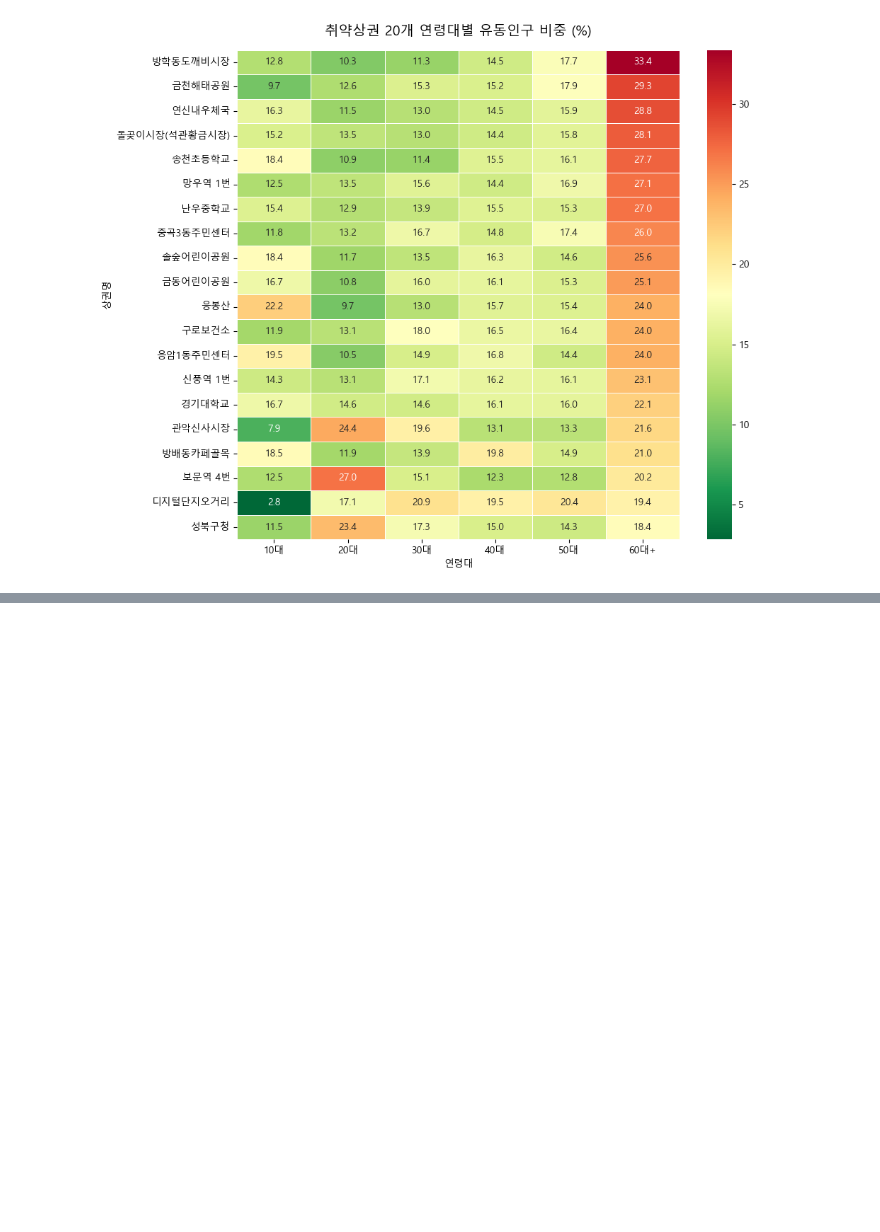
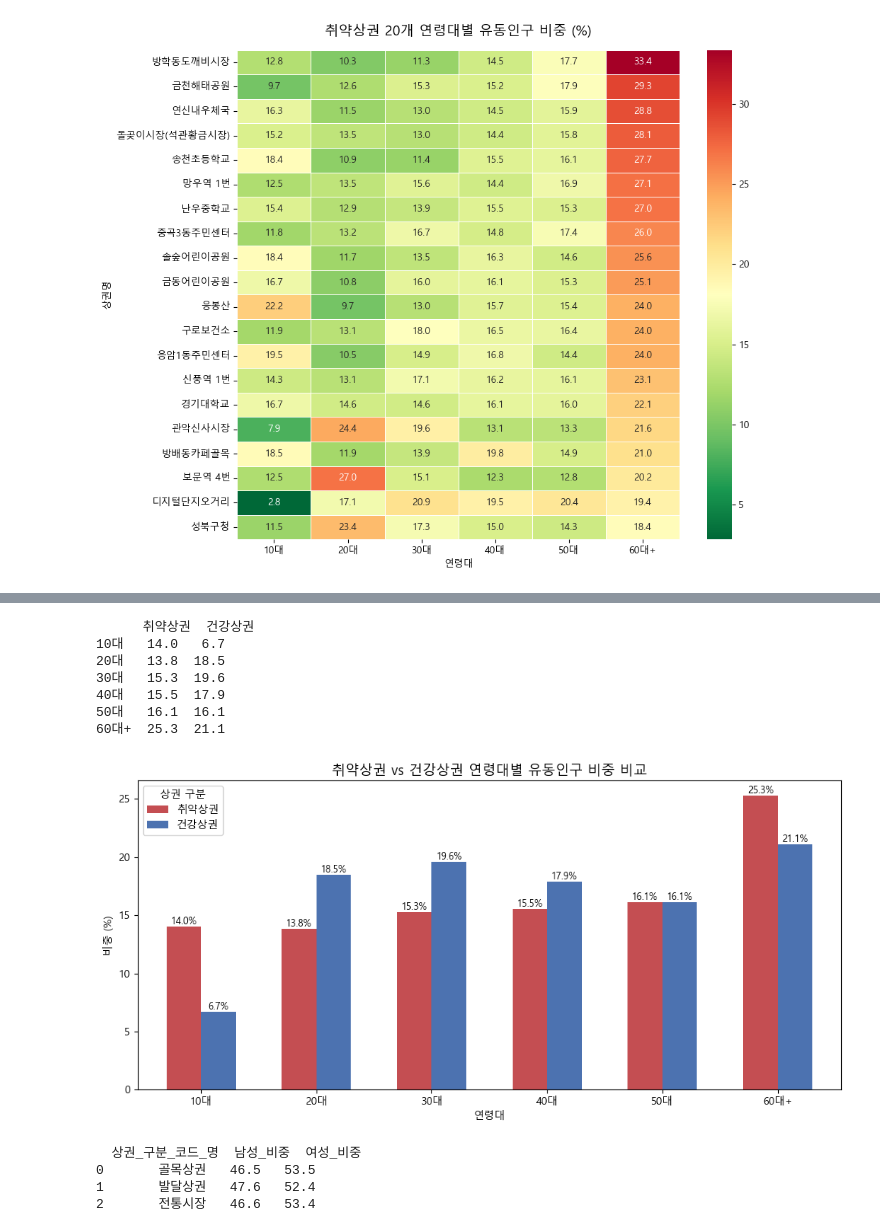
Before and after one commit to sonjiwoo-creator/seouldf, a Jupyter notebook: notebooks/nagyung_연령대분석.ipynb, the cells around one changed output, grey strips where cells are left out. Cells and saved outputs as stored; diff of their text form; code cells hidden in the pictures; blank space fills up the shorter version.

```diff
--- a/notebooks/nagyung_연령대분석.ipynb
+++ b/notebooks/nagyung_연령대분석.ipynb
@@ -236,0 +364,77 @@ plt.show()
+# %%
+# 취약상권 연령대 평균 비중 계산
+df_취약_연령 = (df_취약_인구.groupby('상권_코드')[연령대_컬럼]
+               .mean()
+               .mean()  # 20개 상권 전체 평균
+               )
+
+# 건강상권 연령대 평균 비중 계산
+df_건강_연령 = (df_건강_인구.groupby('상권_코드')[연령대_컬럼]
+               .mean()
+               .mean()  # 20개 상권 전체 평균
+               )
+
+# 비중(%) 계산
+취약_비중 = (df_취약_연령 / df_취약_연령.sum() * 100).round(1)
+건강_비중 = (df_건강_연령 / df_건강_연령.sum() * 100).round(1)
+
+# 비교 데이터프레임 생성
+df_비교 = pd.DataFrame({
+    '취약상권': 취약_비중.values,
+    '건강상권': 건강_비중.values
+}, index=['10대', '20대', '30대', '40대', '50대', '60대+'])
+
+print(df_비교)
+
+# 시각화
+fig, ax = plt.subplots(figsize=(10, 5))
+
+df_비교.plot(
+    kind='bar',
+    ax=ax,
+    color=['#C44E52', '#4C72B0'],
+    width=0.6
+)
+
+ax.set_title('취약상권 vs 건강상권 연령대별 유동인구 비중 비교', fontsize=13)
+ax.set_xlabel('연령대')
+ax.set_ylabel('비중 (%)')
+ax.tick_params(axis='x', rotation=0)
+ax.legend(title='상권 구분')
+
+# 수치 표시
+for container in ax.containers:
+    ax.bar_label(container, fmt='%.1f%%', fontsize=9)
+
+plt.tight_layout()
+plt.show()
+# %% [output]
+      취약상권  건강상권
+10대   14.0   6.7
+20대   13.8  18.5
+30대   15.3  19.6
+40대   15.5  17.9
+50대   16.1  16.1
+60대+  25.3  21.1
+[figure, added]
+# %%
+# 성별 컬럼
+성별_컬럼 = ['남성_유동인구_수', '여성_유동인구_수']
+
+# 취약상권 성별 비중 계산
+df_성별 = (df_취약_인구
+           .groupby('상권_구분_코드_명')[성별_컬럼]
+           .mean()
+           .reset_index())
+
+# 비중(%) 계산
+df_성별['합계'] = df_성별[성별_컬럼].sum(axis=1)
+df_성별['남성_비중'] = (df_성별['남성_유동인구_수'] / df_성별['합계'] * 100).round(1)
+df_성별['여성_비중'] = (df_성별['여성_유동인구_수'] / df_성별['합계'] * 100).round(1)
+
+print(df_성별[['상권_구분_코드_명', '남성_비중', '여성_비중']])
+# %% [output]
+  상권_구분_코드_명  남성_비중  여성_비중
+0       골목상권   46.5   53.5
+1       발달상권   47.6   52.4
+2       전통시장   46.6   53.4
```
Also changed, not shown: parts of 5 cells of this notebook, 1 other file.
